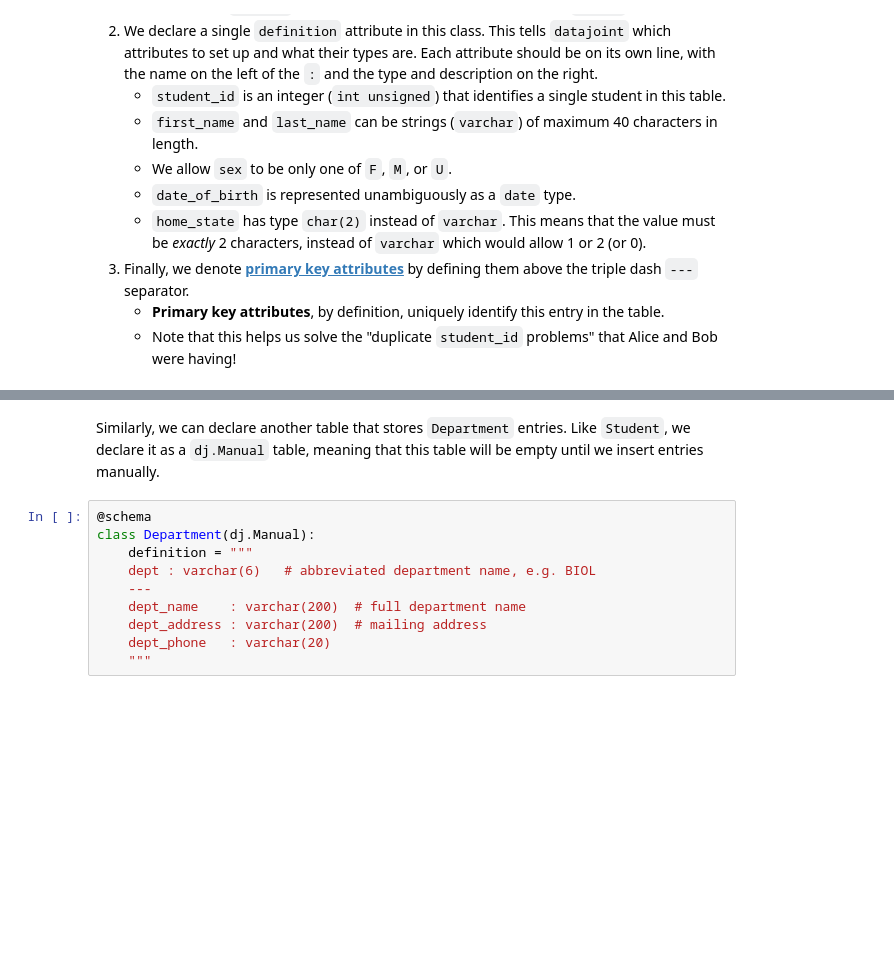
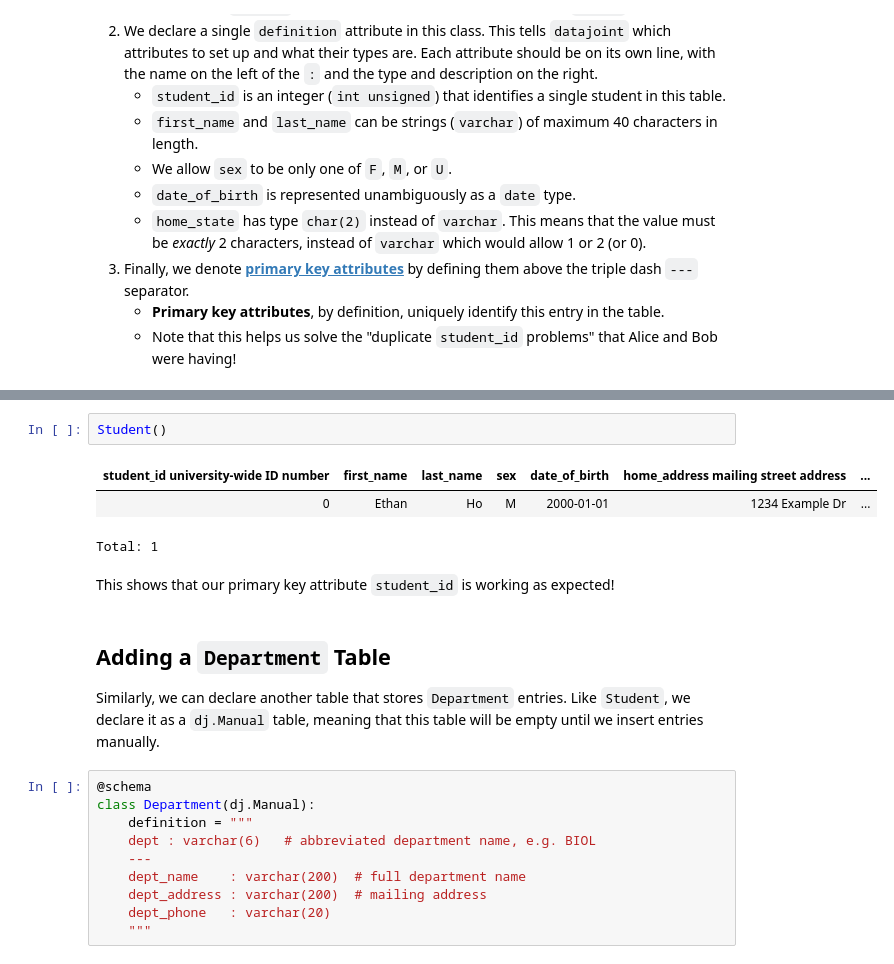
Before and after one commit to ethho/datajoint-tutorials, a Jupyter notebook: sciops-summit-2024-ethho/20240406_datajoint_summit_101_track.ipynb, the cells around one changed output, grey strips where cells are left out. Saved outputs shown, nothing was run; the diff lists cells and outputs as text; blank space fills up the shorter version.

```diff
--- a/sciops-summit-2024-ethho/20240406_datajoint_summit_101_track.ipynb
+++ b/sciops-summit-2024-ethho/20240406_datajoint_summit_101_track.ipynb
@@ -246,4 +305,14 @@ There's a lot to unpack here, so let's walk through step-by-step:
+# %%
+Student()
+# %% [output]
+| student_id university-wide ID number | first_name | last_name | sex | date_of_birth | home_address mailing street address | ... |
+| 0 | Ethan | Ho | M | 2000-01-01 | 1234 Example Dr | ... |
+Total: 1
+# %% [markdown]
+This shows that our primary key attribute `student_id` is working as expected!
 # %% [markdown]
+## Adding a `Department` Table
+
 Similarly, we can declare another table that stores `Department` entries.
 Like `Student`, we declare it as a `dj.Manual` table, meaning that this table will be empty until we insert entries manually.
 # %%
```
Also changed, not shown: parts of 22 cells of this notebook.
